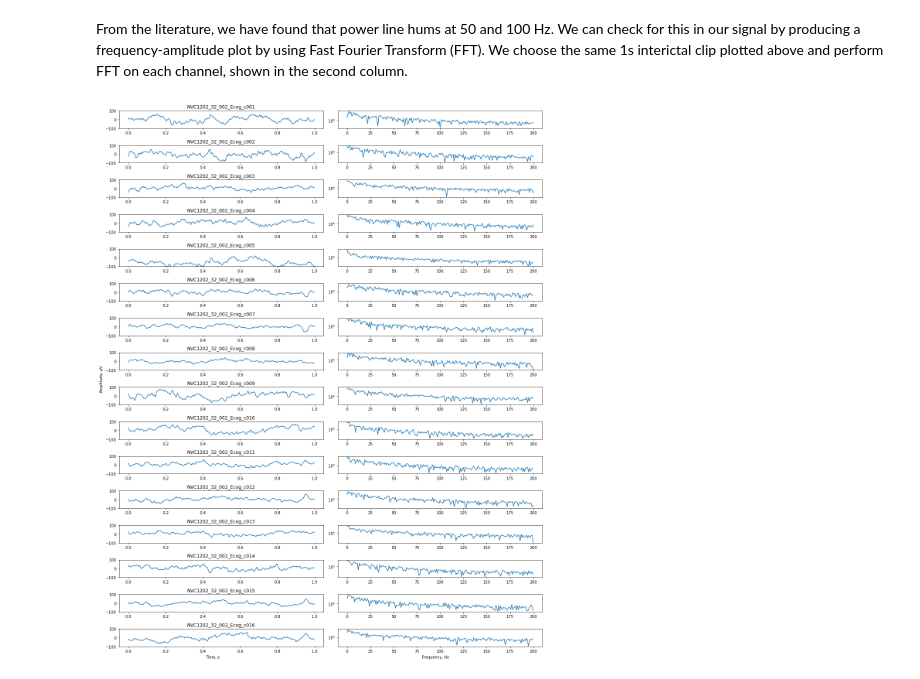
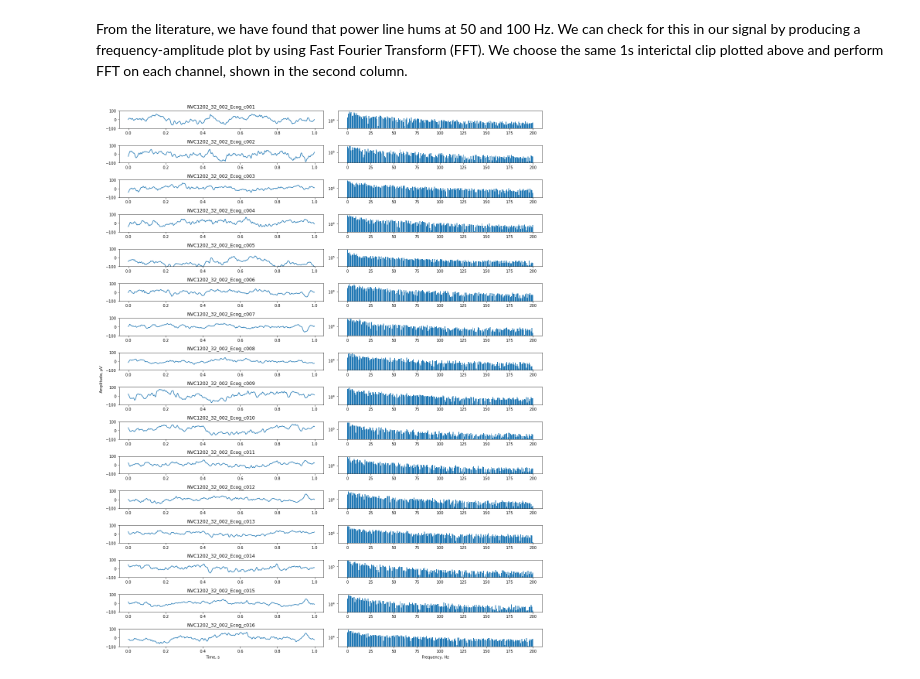
Before and after one commit to samisnotinsane/aes-kaggle-seizure-prediction, a Jupyter notebook: Dog_1/01_data_exploration.ipynb, the cells around one changed output. Cells and saved outputs as stored; diff of their text form; code cells hidden in the pictures.

Commit message:
Adding Dog_1 spectral band visualisation

```diff
--- a/Dog_1/01_data_exploration.ipynb
+++ b/Dog_1/01_data_exploration.ipynb
@@ -182,30 +182,30 @@ from scipy.fft import rfft
 # %%
 # Data: Dog_1_interictal_segment_0001.mat
 horizontal_size = 16
 vertical_size = 20
 fig, axes = plt.subplots(figsize=(horizontal_size, vertical_size), nrows=16, ncols=2)
 for i, ax in enumerate(axes):
     # plot raw EEG
     ax[0].plot(t, data[i,0:np.rint(sampling_frequency).astype(int)].T)
     ax[0].set_ylim([-100, 100])
     ax[0].title.set_text(channels[i].item())
 
     # perform FFT on raw EEG of length 1s
     sample_data = data[i,0:np.rint(sampling_frequency).astype(int)]
     fourier_transform = rfft(sample_data)
     abs_fourier_transform = np.abs(fourier_transform)
-    power_spectrum = np.square(abs_fourier_transform)
+    power_spectrum = np.square(abs_fourier_transform) # power
     frequency = np.linspace(0, sampling_frequency/2, len(power_spectrum))
 
     # plot power spectrum
-    ax[1].plot(frequency, power_spectrum)
+    ax[1].bar(frequency, power_spectrum) # y-axis is power
     ax[1].set_yscale('log')
 
 # ud = 0.5 # up-down (high value is up)
 # lr = 0.0 # left-right (high value is right)
 fig.text(0.0, 0.5, 'Amplitude, $\mu V$', ha='center', va='center', rotation='vertical')
 fig.text(0.25, 0.00, 'Time, s', ha='center', va='center')
 fig.text(0.75, 0.00, 'Frequency, Hz', ha='center', va='center')
 fig.tight_layout()
 # %% [output]
-[figure, old version]
+[figure, new version]
```
Also changed, not shown: parts of 13 cells of this notebook.
